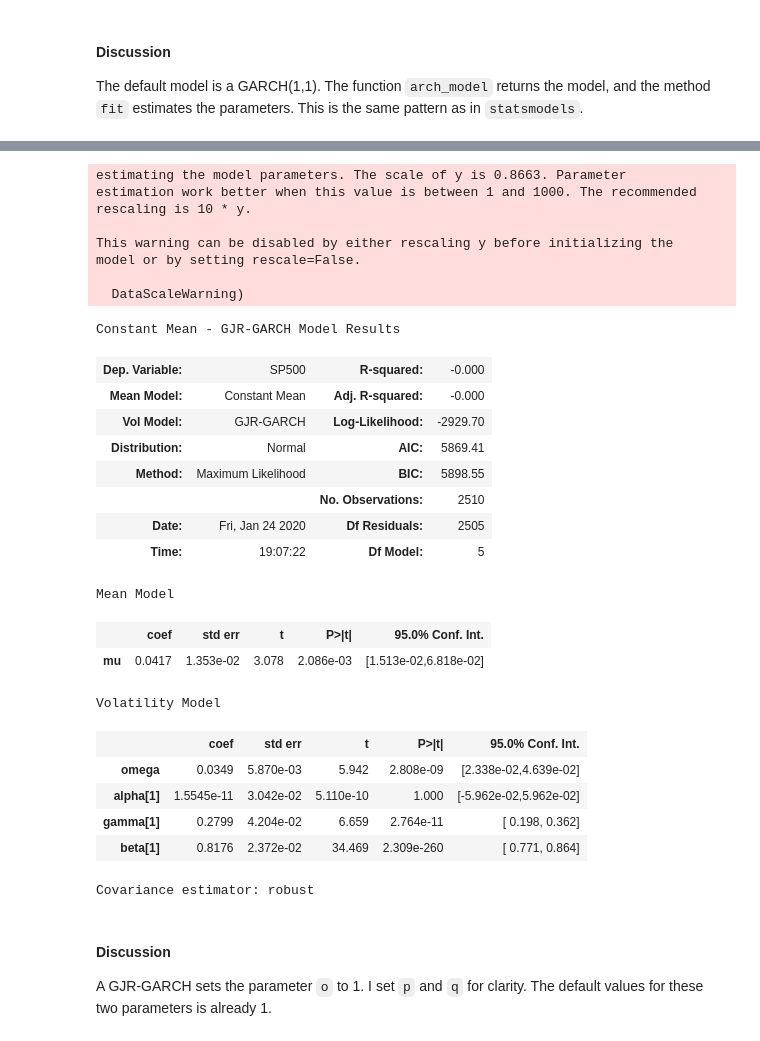
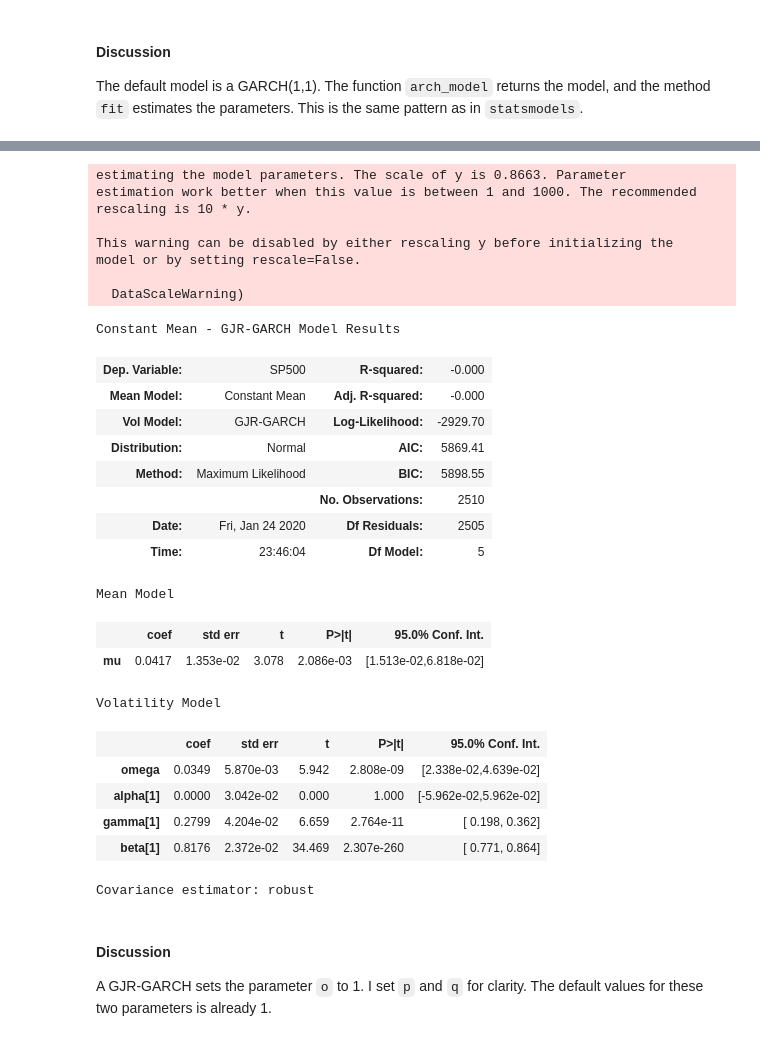
Before and after one commit to bashtage/python-introduction, a Jupyter notebook: solutions/winter/arch-model-estimation.ipynb, the cells around one changed output, grey strips where cells are left out. Cells and saved outputs as stored; diff of their text form; code cells hidden in the pictures.

```diff
--- a/solutions/winter/arch-model-estimation.ipynb
+++ b/solutions/winter/arch-model-estimation.ipynb
@@ -100,7 +103,7 @@ The default model is a GARCH(1,1).  The function `arch_model` returns the model,
 the method `fit` estimates the parameters.  This is the same pattern as in `statsmodels`.
 # %%
 gjr_garch = arch_model(sp500_ret, p=1, o=1, q=1)
-gjr_res_sp500 = gjr_garch.fit()
+gjr_res_sp500 = gjr_garch.fit(disp="off")
 gjr_res_sp500.summary()
 # %% [output]
 Iteration:      1,   Func. Count:      7,   Neg. LLF: 2945.418133462882
@@ -119,32 +122,32 @@ Optimization terminated successfully.    (Exit mode 0)
             Iterations: 11
             Function evaluations: 91
             Gradient evaluations: 11
 estimating the model parameters. The scale of y is 0.8663. Parameter
 estimation work better when this value is between 1 and 1000. The recommended
 rescaling is 10 * y.
 
 This warning can be disabled by either rescaling y before initializing the
 model or by setting rescale=False.
 
   DataScaleWarning)
 Constant Mean - GJR-GARCH Model Results
 | Dep. Variable: | SP500 | R-squared: | -0.000 |
 | Mean Model: | Constant Mean | Adj. R-squared: | -0.000 |
 | Vol Model: | GJR-GARCH | Log-Likelihood: | -2929.70 |
 | Distribution: | Normal | AIC: | 5869.41 |
 | Method: | Maximum Likelihood | BIC: | 5898.55 |
 |  |  | No. Observations: | 2510 |
 | Date: | Fri, Jan 24 2020 | Df Residuals: | 2505 |
-| Time: | 19:07:22 | Df Model: | 5 |
+| Time: | 23:46:04 | Df Model: | 5 |
 Mean Model
 |  | coef | std err | t | P>|t| | 95.0% Conf. Int. |
 | mu | 0.0417 | 1.353e-02 | 3.078 | 2.086e-03 | [1.513e-02,6.818e-02] |
 Volatility Model
 |  | coef | std err | t | P>|t| | 95.0% Conf. Int. |
 | omega | 0.0349 | 5.870e-03 | 5.942 | 2.808e-09 | [2.338e-02,4.639e-02] |
-| alpha[1] | 1.5545e-11 | 3.042e-02 | 5.110e-10 | 1.000 | [-5.962e-02,5.962e-02] |
+| alpha[1] | 0.0000 | 3.042e-02 | 0.000 | 1.000 | [-5.962e-02,5.962e-02] |
 | gamma[1] | 0.2799 | 4.204e-02 | 6.659 | 2.764e-11 | [ 0.198, 0.362] |
-| beta[1] | 0.8176 | 2.372e-02 | 34.469 | 2.309e-260 | [ 0.771, 0.864] |
+| beta[1] | 0.8176 | 2.372e-02 | 34.469 | 2.307e-260 | [ 0.771, 0.864] |
 Covariance estimator: robust
 # %% [markdown]
 #### Discussion
```
Also changed, not shown: parts of 9 cells of this notebook, 3 other files.
